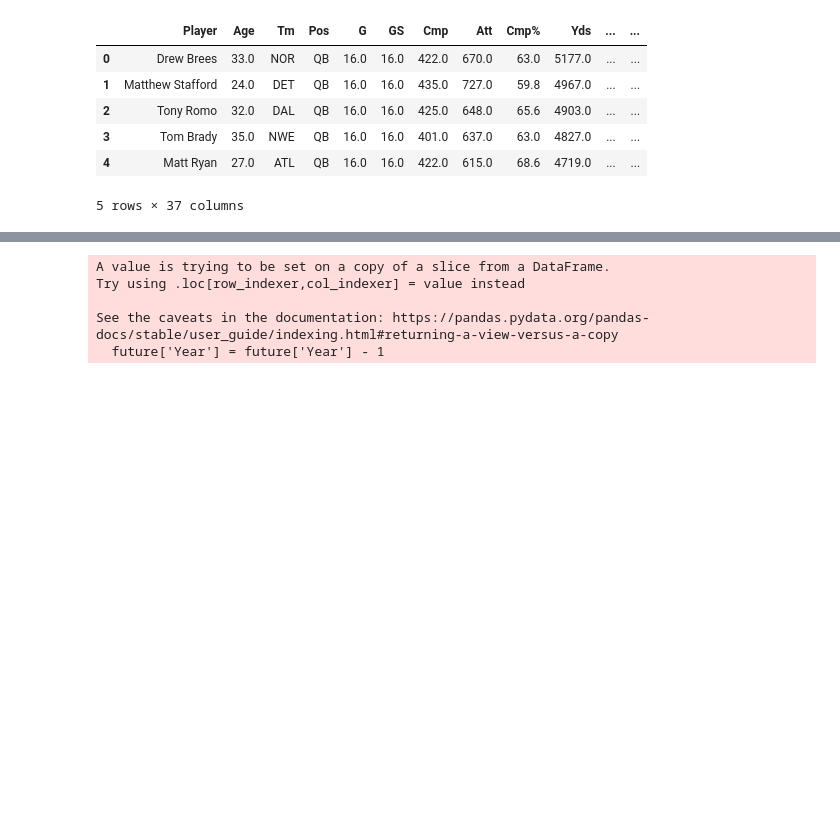
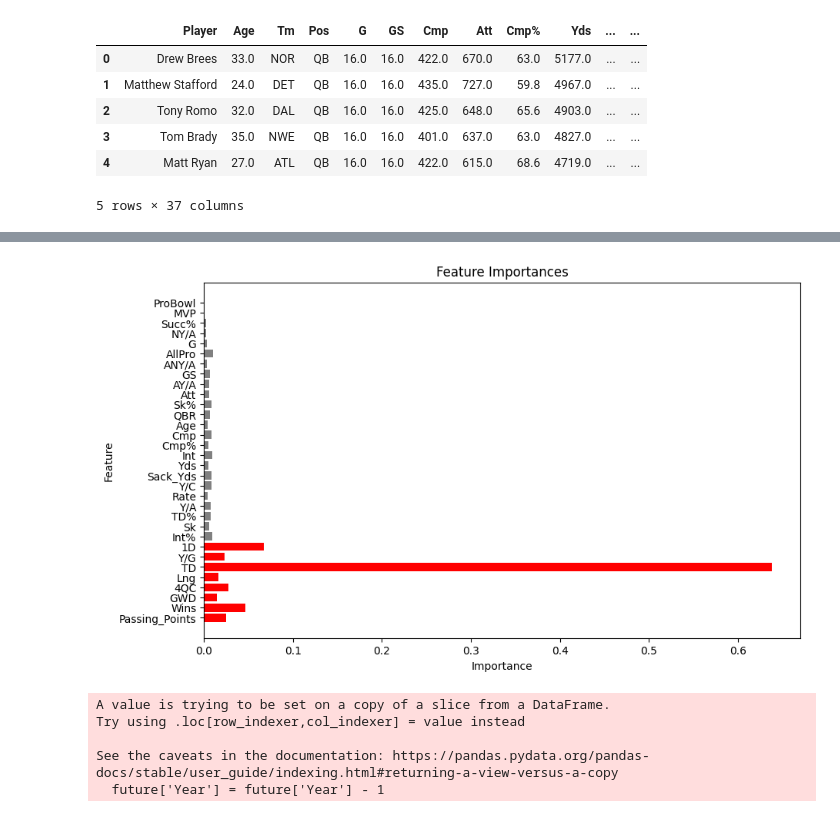
Before and after one commit to jackdepree/FFInsights, a Jupyter notebook: code/2024_gross_projections_eda.ipynb, the cells around one changed output, grey strips where cells are left out. Saved outputs shown, nothing was run; the diff lists cells and outputs as text; code cells hidden in the pictures; blank space fills up the shorter version.

```diff
--- a/code/2024_gross_projections_eda.ipynb
+++ b/code/2024_gross_projections_eda.ipynb
@@ -218,3 +120,67 @@ print(feature_importances)
+# %%
+import xgboost as xgb
+from sklearn.model_selection import train_test_split
+from sklearn.feature_selection import RFE
+import matplotlib.pyplot as plt
+import pandas as pd
+
+# Load data
+gross_passing = gross_passing.dropna(subset=['Future_Passing_Points']).reset_index(drop=True)
+gross_passing = gross_passing.fillna(-1)
+columns_to_drop = ['Player', 'Tm', 'Pos', 'Year', 'Future_Passing_Points']
+X = gross_passing.drop(columns=columns_to_drop)
+y = gross_passing['Future_Passing_Points']
+
+def feature_selection(X, y):
+    # Split data into training and testing sets
+    X_train, X_test, y_train, y_test = train_test_split(X, y, test_size=0.33)
+
+    # Initialize the model
+    model = xgb.XGBRegressor(objective='reg:squarederror', n_estimators=100)
+
+    # Initialize RFE with the model
+    rfe = RFE(estimator=model, n_features_to_select=0.25, step=1)
+
+    # Fit RFE
+    rfe.fit(X_train, y_train)
+
+    # Get the ranking of features
+    ranking = rfe.ranking_
+
+    # Get the support (selected features)
+    support = rfe.support_
+
+    # Fit the model on the entire training data to get feature importances
+    model.fit(X_train, y_train)
+
+    # Get the feature importances
+    feature_importances = model.feature_importances_
+
+    # Create a DataFrame to display the results
+    feature_ranking_df = pd.DataFrame({
+        'Feature': X.columns,
+        'Ranking': ranking,
+        'Selected': support,
+        'Importance': feature_importances
+    })
+
+    # Sort the DataFrame by ranking
+    feature_ranking_df = feature_ranking_df.sort_values(by='Ranking')
+
+    return feature_ranking_df
+
+# Get the feature ranking
+feature_ranking_df = feature_selection(X, y)
+
+# Plot the feature importances
+plt.figure(figsize=(10, 6))
+plt.barh(feature_ranking_df['Feature'], feature_ranking_df['Importance'], color=feature_ranking_df['Selected'].map({True: 'red', False: 'gray'}))
+plt.xlabel('Importance')
+plt.ylabel('Feature')
+plt.title('Feature Importances')
+plt.show()
+# %% [output]
+[figure, added]
 # %%
 # Future Rushing Points
 
```
Also changed, not shown: parts of 6 cells of this notebook.
